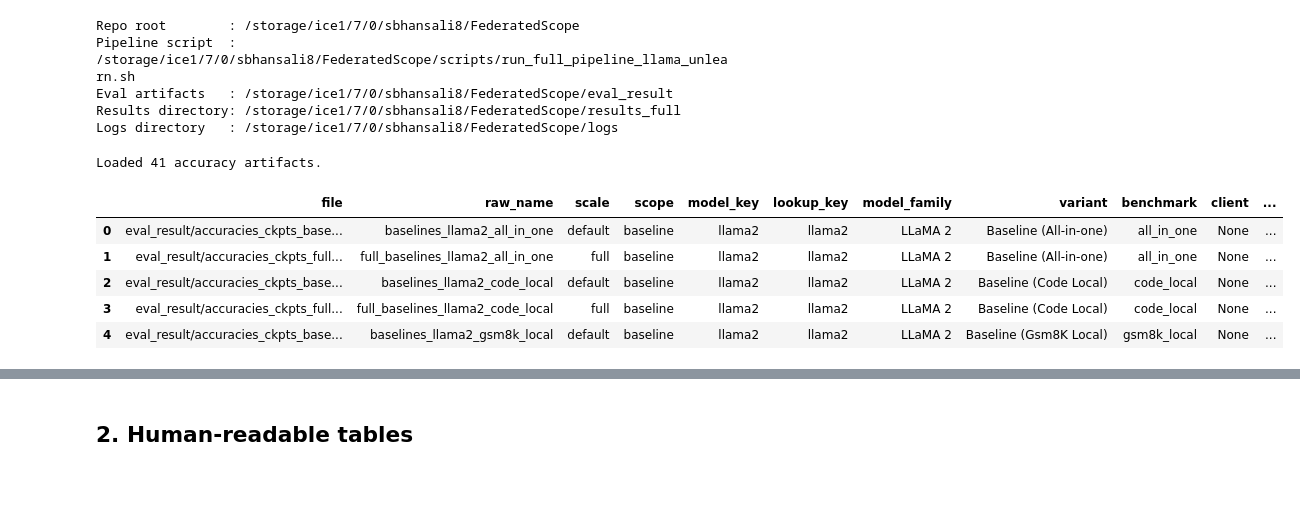
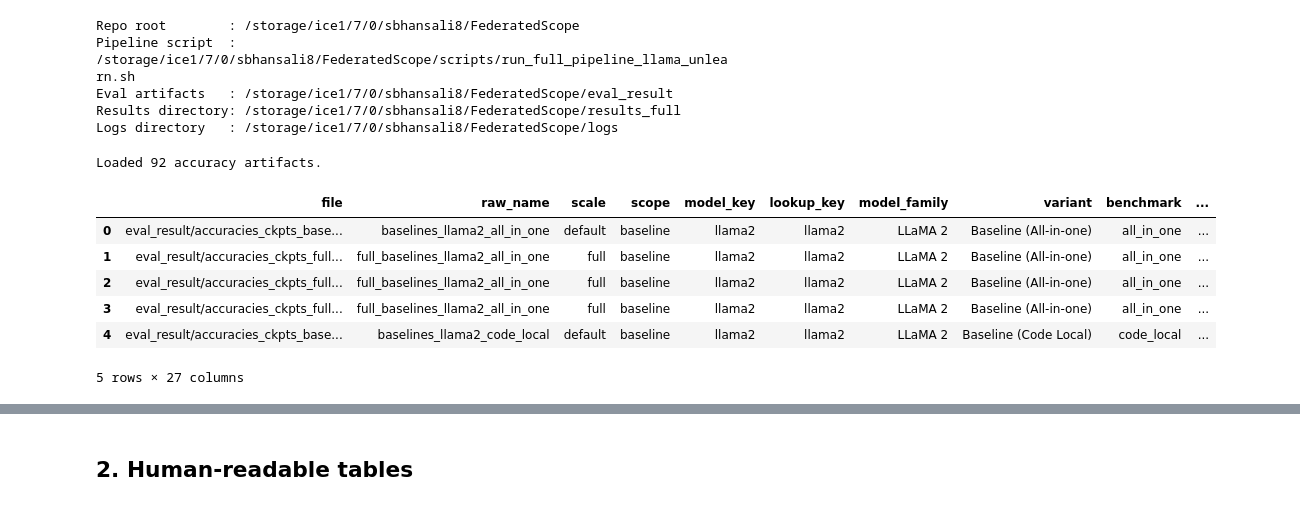
Before and after one commit to shrenikbhansali/FTL, a Jupyter notebook: full_pipeline_accuracy_review.ipynb, the cells around one changed output, grey strips where cells are left out. Cells and saved outputs as stored; diff of their text form; code cells hidden in the pictures.

```diff
--- a/full_pipeline_accuracy_review.ipynb
+++ b/full_pipeline_accuracy_review.ipynb
@@ -137,11 +160,19 @@ def infer_variant(model_key: str, scope: str, benchmark: Optional[str], client:
         label = benchmark.replace('_', ' ').title() if benchmark else 'Baseline'
         return f'Baseline ({label})'
     if scope == 'client':
+        if 'unlearn_loo_shrink05' in model_key:
+            return 'Unlearn (LOO, shrink=0.5)'
+        if 'unlearn_loo' in model_key:
+            return 'Unlearn (LOO)'
         if 'unlearn_shrink05' in model_key:
             return 'Unlearn (shrink=0.5)'
         if 'unlearn' in model_key:
             return 'Unlearn'
         return 'Standard'
+    if 'unlearn_loo_shrink05' in model_key:
+        return 'Unlearn (LOO, shrink=0.5)'
+    if 'unlearn_loo' in model_key:
+        return 'Unlearn (LOO)'
     if 'unlearn_shrink05' in model_key:
         return 'Unlearn (shrink=0.5)'
     if 'unlearn' in model_key:
@@ -169,15 +200,25 @@ def parse_accuracy_file(path: Path) -> dict:
     scope = 'global'
     model_key = descriptor
     benchmark = benchmark_override
+    eval_benchmark = benchmark_override
     client = None
     lookup_key = model_key
 
     if descriptor.startswith('baselines_'):
         scope = 'baseline'
         rest = descriptor[len('baselines_'):]
-        parts = rest.split('_', 1)
-        model_key = parts[0]
-        benchmark = parts[1] if len(parts) > 1 else benchmark
+        matched_suffix = None
+        for suffix in BASELINE_BENCHMARK_SUFFIXES:
+            token = f'_{suffix}'
+            if rest.endswith(token):
+                matched_suffix = suffix
+                model_key = rest[:-len(token)]
+                break
+        if matched_suffix is None:
+            parts = rest.split('_', 1)
+            model_key = parts[0]
+            matched_suffix = parts[1] if len(parts) > 1 else benchmark_override
+        benchmark = matched_suffix
         lookup_key = model_key
     elif '_clients_' in descriptor:
         scope = 'client'
@@ -189,6 +230,8 @@ def parse_accuracy_file(path: Path) -> dict:
     family = infer_family(model_key)
     variant = infer_variant(model_key, scope, benchmark, client)
 
+    eval_benchmark = eval_benchmark or benchmark
+
     record = {
         'file': str(path.relative_to(FS_ROOT)),
         'raw_name': raw_name,
@@ -199,6 +242,7 @@ def parse_accuracy_file(path: Path) -> dict:
         'model_family': family,
         'variant': variant,
         'benchmark': benchmark,
+        'benchmark_eval': eval_benchmark,
         'client': client,
         'weighted_accuracy': None,
         'categories': {},
@@ -217,44 +261,48 @@ def parse_accuracy_file(path: Path) -> dict:
 
     if record['benchmark'] is None:
         record['benchmark'] = ''
+    if record['benchmark_eval'] is None:
+        record['benchmark_eval'] = ''
 
     record['match_key'] = (
         record['scope'],
         record['scale'],
         record['lookup_key'],
         record['benchmark'],
         record['client'] or ''
     )
     return record
 
 records = []
 for accuracy_path in sorted(EVAL_DIR.glob('accuracies_ckpts*.json')):
     record = parse_accuracy_file(accuracy_path)
     if record is not None:
         records.append(record)
 
 if not records:
     raise RuntimeError('No accuracy files were found – rerun the evaluations.')
 
 records_df = pd.DataFrame(records)
-records_df['benchmark_norm'] = records_df['benchmark'].map(
+records_df['benchmark_eval'] = records_df['benchmark_eval'].fillna('')
+records_df['benchmark_norm'] = records_df['benchmark_eval'].map(
     lambda key: BENCHMARK_NORMALIZATION.get(key, 'mmlu')
 )
 category_columns = sorted({k for rec in records for k in rec['categories'].keys()})
 for col in category_columns:
     records_df[col] = records_df['categories'].apply(lambda d: d.get(col))
 
 records_df = records_df.sort_values(by=['scope', 'model_family', 'variant']).reset_index(drop=True)
 print(f"Loaded {len(records_df)} accuracy artifacts.")
 display(records_df.head())
 # %% [output]
-Loaded 41 accuracy artifacts.
+Loaded 92 accuracy artifacts.
-|  | file | raw_name | scale | scope | model_key | lookup_key | model_family | variant | benchmark | client | ... |
-| 0 | eval_result/accuracies_ckpts_base... | baselines_llama2_all_in_one | default | baseline | llama2 | llama2 | LLaMA 2 | Baseline (All-in-one) | all_in_one | None | ... |
-| 1 | eval_result/accuracies_ckpts_full... | full_baselines_llama2_all_in_one | full | baseline | llama2 | llama2 | LLaMA 2 | Baseline (All-in-one) | all_in_one | None | ... |
-| 2 | eval_result/accuracies_ckpts_base... | baselines_llama2_code_local | default | baseline | llama2 | llama2 | LLaMA 2 | Baseline (Code Local) | code_local | None | ... |
-| 3 | eval_result/accuracies_ckpts_full... | full_baselines_llama2_code_local | full | baseline | llama2 | llama2 | LLaMA 2 | Baseline (Code Local) | code_local | None | ... |
-| 4 | eval_result/accuracies_ckpts_base... | baselines_llama2_gsm8k_local | default | baseline | llama2 | llama2 | LLaMA 2 | Baseline (Gsm8K Local) | gsm8k_local | None | ... |
+|  | file | raw_name | scale | scope | model_key | lookup_key | model_family | variant | benchmark | ... |
+| 0 | eval_result/accuracies_ckpts_base... | baselines_llama2_all_in_one | default | baseline | llama2 | llama2 | LLaMA 2 | Baseline (All-in-one) | all_in_one | ... |
+| 1 | eval_result/accuracies_ckpts_full... | full_baselines_llama2_all_in_one | full | baseline | llama2 | llama2 | LLaMA 2 | Baseline (All-in-one) | all_in_one | ... |
+| 2 | eval_result/accuracies_ckpts_full... | full_baselines_llama2_all_in_one | full | baseline | llama2 | llama2 | LLaMA 2 | Baseline (All-in-one) | all_in_one | ... |
+| 3 | eval_result/accuracies_ckpts_full... | full_baselines_llama2_all_in_one | full | baseline | llama2 | llama2 | LLaMA 2 | Baseline (All-in-one) | all_in_one | ... |
+| 4 | eval_result/accuracies_ckpts_base... | baselines_llama2_code_local | default | baseline | llama2 | llama2 | LLaMA 2 | Baseline (Code Local) | code_local | ... |
+5 rows × 27 columns
 # %%
 expected_entries = []
 
```
Also changed, not shown: parts of 7 cells of this notebook, 6 other files.
